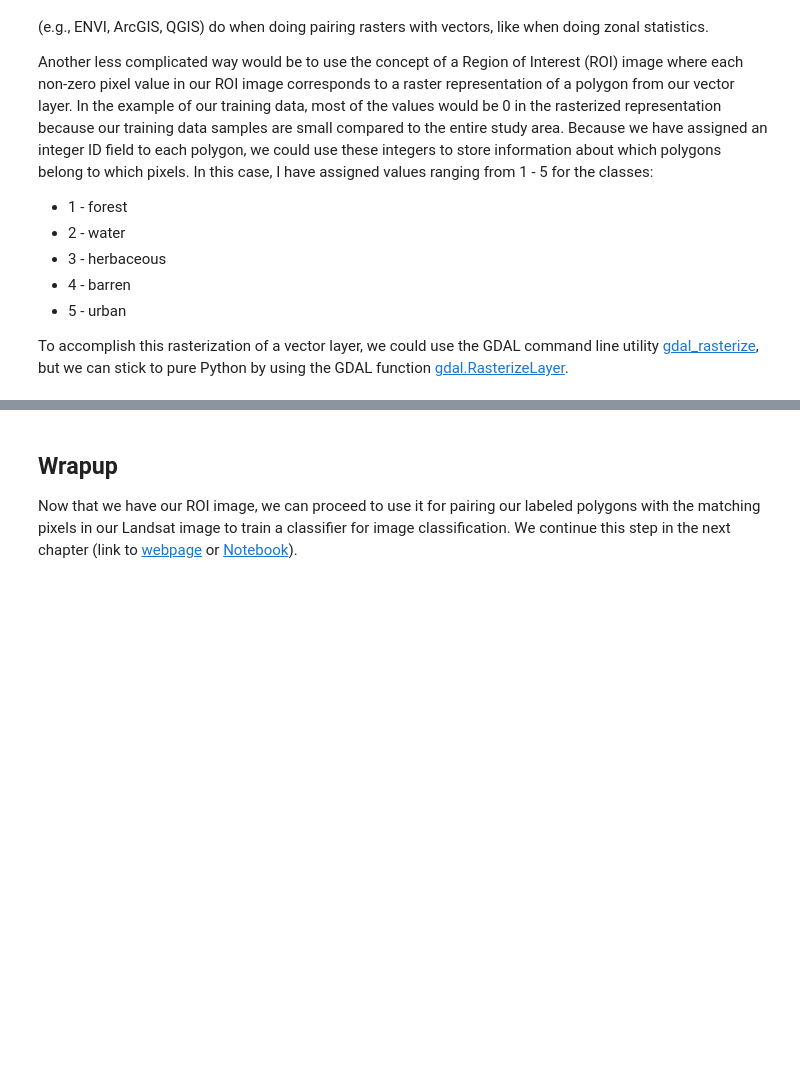
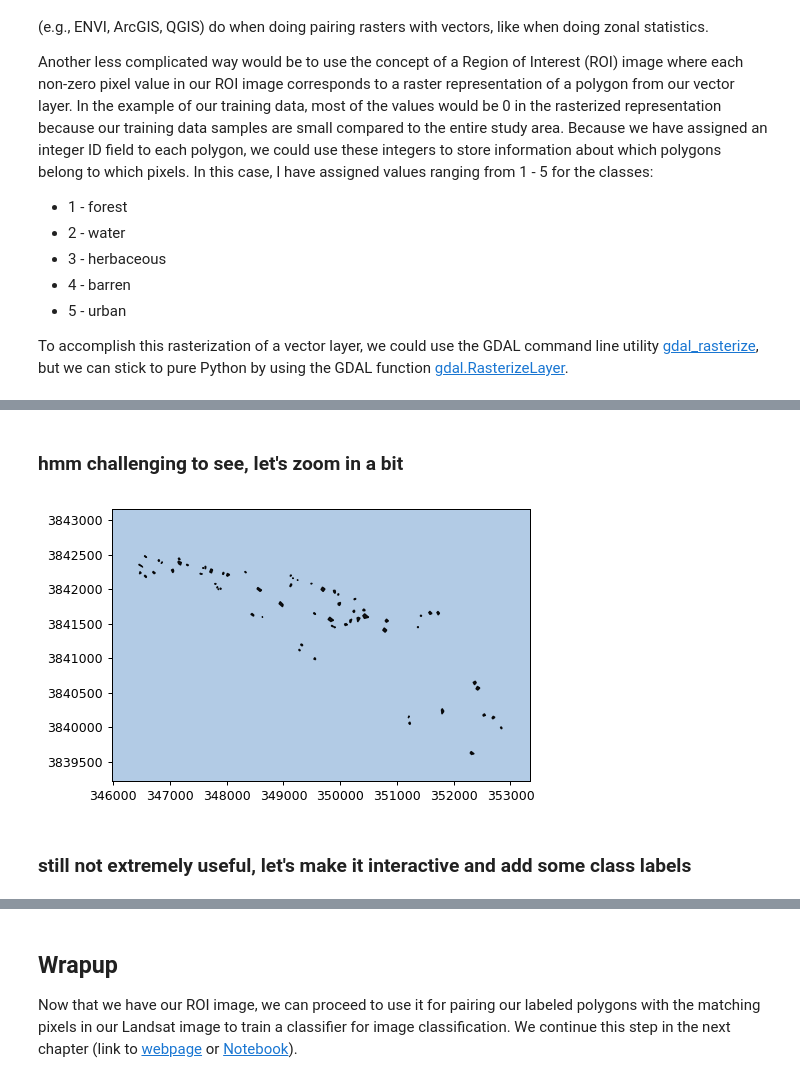
Before and after one commit to ceholden/open-geo-tutorial, a Jupyter notebook: Python/chapters/chapter_4_vector.ipynb, the cells around one changed output, grey strips where cells are left out. Drawn from its saved outputs; the diff is of its cells as text; code cells hidden in the pictures; blank space fills up the shorter version.

```diff
--- a/Python/chapters/chapter_4_vector.ipynb
+++ b/Python/chapters/chapter_4_vector.ipynb
@@ -288,0 +356,21 @@ Class 5 contains 97 pixels
+# %% [markdown]
+### hmm challenging to see, let's zoom in a bit
+# %%
+fig = plt.figure(1, dpi=90)
+ax = fig.add_subplot(111)
+poly1patch = PolygonPatch(raster_shape, fc=BLUE, ec=BLUE, alpha=0.5, zorder=2)
+ax.add_patch(poly1patch)
+
+for feat in shapefile:
+    ax.add_patch(PolygonPatch(shape(feat['geometry']), fc=GRAY, ec=GRAY, alpha=0.9, zorder=2))
+
+xrange = [int(min(raster_shape.exterior.xy[0]))+4200, int(max(raster_shape.exterior.xy[0]))-8000]
+yrange = [int(min(raster_shape.exterior.xy[1]))+6600, int(max(raster_shape.exterior.xy[1]))-1500]
+ax.set_xlim(*xrange)
+ax.set_ylim(*yrange)
+#ax.set_aspect(1)
+plt.show()
+# %% [output]
+[figure, added]
+# %% [markdown]
+### still not extremely useful, let's make it interactive and add some class labels
```
Also changed, not shown: parts of 50 cells of this notebook, 10 other files.
